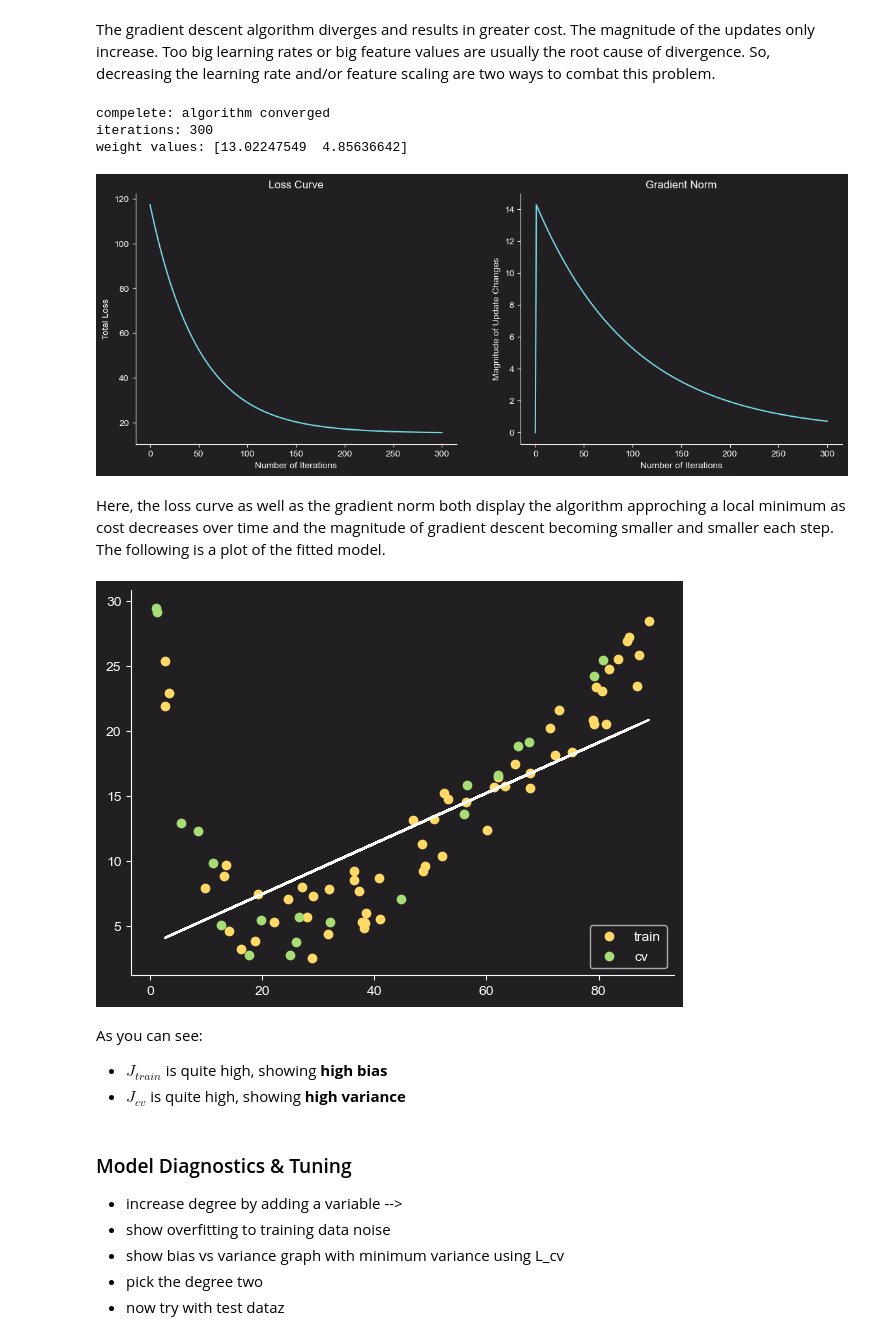
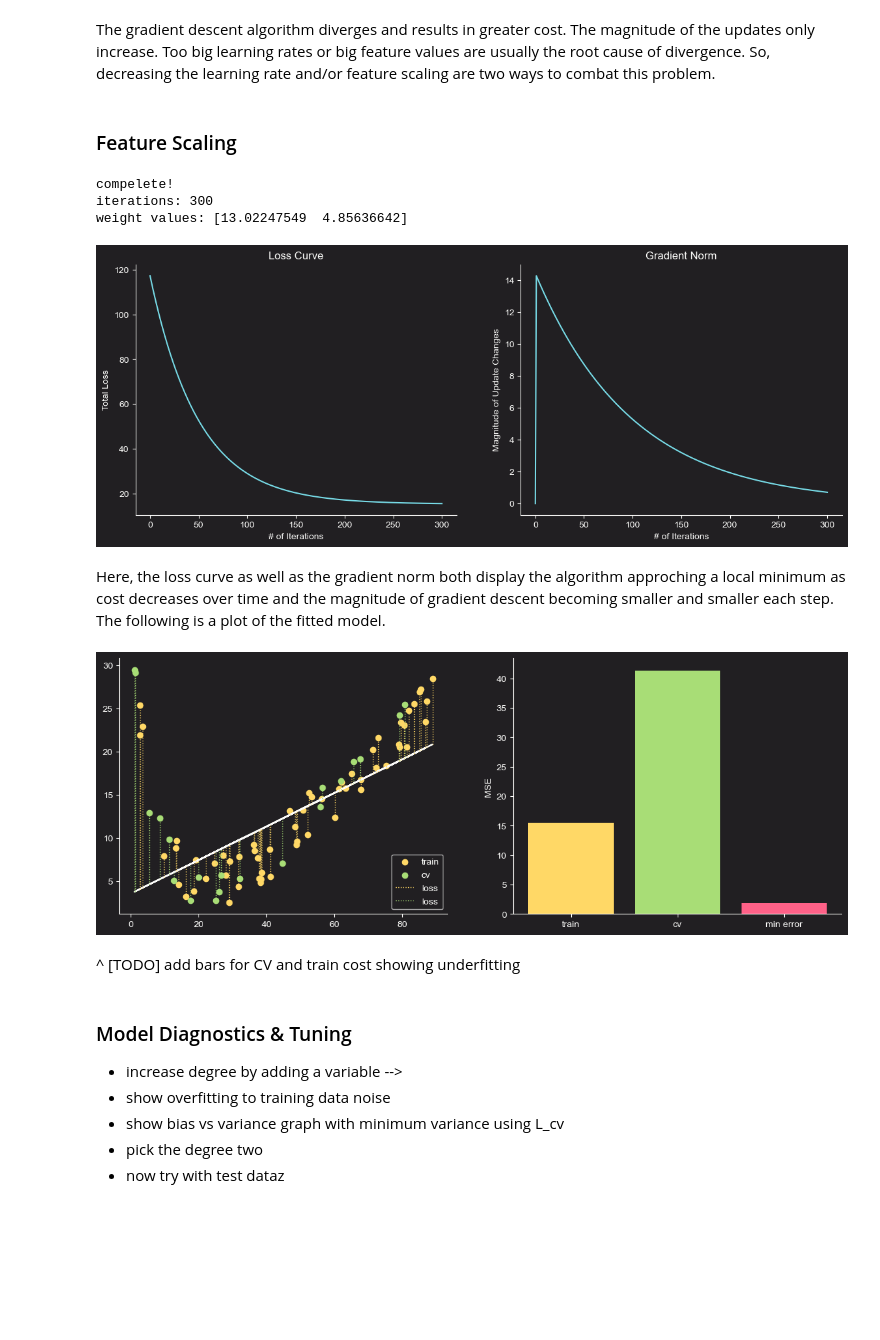
Before and after one commit to jakecreate/machine-learning-from-scratch, a Jupyter notebook: fundamentals_machine_learning.ipynb, the cells around one changed output. Cells and saved outputs as stored; diff of their text form; code cells hidden in the pictures; blank space fills up the shorter version.

```diff
--- a/fundamentals_machine_learning.ipynb
+++ b/fundamentals_machine_learning.ipynb
@@ -245,8 +242,8 @@ weight values: [6.92958917e+06 4.25952713e+08]
 # %%
 fig, ax = plt.subplots(1, 2, figsize=(14,5))
 n_iter = np.arange(len(cost_test[:5]))
-ax[0].plot(n_iter, cost_test[:5], c=c_map['blue'])
-ax[1].plot(n_iter, grad_norm_test[:5], c=c_map['blue'])
+ax[0].plot(n_iter, cost_test[:5], c=c_['blue'])
+ax[1].plot(n_iter, grad_norm_test[:5], c=c_['blue'])
 
 ax[0].set_title('Loss Curve')
 ax[0].set_xlabel('Number of Iterations')
@@ -258,11 +255,13 @@ ax[1].set_ylabel('Magnitude of Update Changes')
 
 for axes in ax.flat:
     axes.spines[['top', 'right']].set_visible(False)
-    axes.spines[['bottom', 'left']].set_color(c_map['white'])
+    axes.spines[['bottom', 'left']].set_color(c_['white'])
 
 plt.show()
 # %% [output]
 [figure]
 # %% [markdown]
 The gradient descent algorithm diverges and results in greater cost. The magnitude of the updates only increase. Too big learning rates or big feature values are usually the root cause of divergence. So, decreasing the learning rate and/or feature scaling are two ways to combat this problem.
+# %% [markdown]
+### Feature Scaling
 # %%
@@ -271,52 +275,68 @@ def standard_scaler(X):
 # %%
 X_train_scaled = X_train.copy()
-X_train_scaled[:, 1] = standard_scaler(X_train[:, 1])
+scaler = standard_scaler(X_train_scaled[:, 1])
+X_train_scaled[:, 1] = scaler.scale(X_train[:, 1])
 w_learned, cost_learned, grad_learned = lr_gradient_descent(X_train_scaled, y_train, w_vec)
 print(f'weight values: {w_learned}')
 # %% [output]
-compelete: algorithm converged
+compelete!
 iterations: 300
 weight values: [13.02247549  4.85636642]
 # %%
 fig, ax = plt.subplots(1, 2, figsize=(14,5))
 n_iter = np.arange(len(cost_learned))
-ax[0].plot(n_iter, cost_learned, c=c_map['blue'])
-ax[1].plot(n_iter, grad_learned, c=c_map['blue'])
+ax[0].plot(n_iter, cost_learned, c=c_['blue'])
+ax[1].plot(n_iter, grad_learned, c=c_['blue'])
 
 ax[0].set_title('Loss Curve')
-ax[0].set_xlabel('Number of Iterations')
 ax[0].set_ylabel('Total Loss')
 
 ax[1].set_title('Gradient Norm')
-ax[1].set_xlabel('Number of Iterations')
 ax[1].set_ylabel('Magnitude of Update Changes')
 
 for axes in ax.flat:
     axes.spines[['top', 'right']].set_visible(False)
-    axes.spines[['bottom', 'left']].set_color(c_map['white'])
+    axes.spines[['bottom', 'left']].set_color(c_['white'])
+    axes.set_xlabel('# of Iterations')
 
 plt.show()
 # %% [output]
-[figure, old version]
+[figure, new version]
 # %% [markdown]
 Here, the loss curve as well as the gradient norm both display the algorithm approching a local minimum as cost decreases over time and the magnitude of gradient descent becoming smaller and smaller each step. The following is a plot of the fitted model.
 # %%
-np.random.seed(1)
+fig, ax = plt.subplots(1, 2, figsize=(14,5))
 
-fig, ax = plt.subplots(figsize=(7,5))
-ax.scatter(X_train[:, 1], y_train, c=c_map['yellow'], label='train')
-ax.scatter(X_cv[:, 1], y_cv, c=c_map['green'], label='cv')
-ax.plot(X_train[:, 1], lr_predict(X_train_scaled, w_learned), c=c_map['white'])
+X_cv_scaled = X_cv.copy()
+X_cv_scaled[:, 1] = scaler.scale(X_cv[:, 1])
 
-ax.spines[['top', 'right']].set_visible(False)
-ax.spines[['bottom', 'left']].set_color(c_map['white'])
-ax.legend(loc='lower right');
+y_pred_train = lr_predict(X_train_scaled, w_learned)
+y_pred_cv = lr_predict(X_cv_scaled, w_learned)
+
+train_err = np.sort(np.vstack([y_train, y_pred_train]), axis=0)
+cv_err = np.sort(np.vstack([y_cv, y_pred_cv]), axis=0)
+
+ax[0].scatter(X_train[:, 1], y_train, c=c_['yellow'], label='train')
+ax[0].scatter(X_cv[:, 1], y_cv, c=c_['green'], label='cv')
+
+ax[0].plot(X_train[:, 1], y_pred_train, c=c_['white'])
+ax[0].plot(X_cv[:, 1], y_pred_cv, c=c_['white'])
+ax[0].vlines(x=X_train[:, 1], ymin=train_err[0], ymax=train_err[1], color=c_['yellow'], label='loss', linestyle=':', linewidth=1)
+ax[0].vlines(x=X_cv[:, 1], ymin=cv_err[0], ymax=cv_err[1], color=c_['green'], label='loss', linestyle=':', linewidth=1)
+
+ax[1].bar(['train', 'cv', 'min error'],
+          [lr_cost(y_train, y_pred_train), lr_cost(y_cv, y_pred_cv), lr_cost(y_sample, y_true)],
+          color=[c_['yellow'], c_['green'], c_['red']])
+ax[1].set_ylabel('MSE')
+for axes in ax.flat:
+    axes.spines[['top', 'right']].set_visible(False)
+    axes.spines[['bottom', 'left']].set_color(c_['white'])
+
+ax[0].legend(loc='lower right');
 # %% [output]
-[figure, old version]
+[figure, new version]
-# %% [markdown]
-As you can see:
-* $J_{train}$ is quite high, showing **high bias**
-* $J_{cv}$ is quite high, showing **high variance**
+# %% [markdown]
+^ [TODO] add bars for CV and train cost showing underfitting
 # %% [markdown]
 ### Model Diagnostics & Tuning
 * increase degree by adding a variable -->
```
Also changed, not shown: parts of 10 cells of this notebook, 1 other file.
